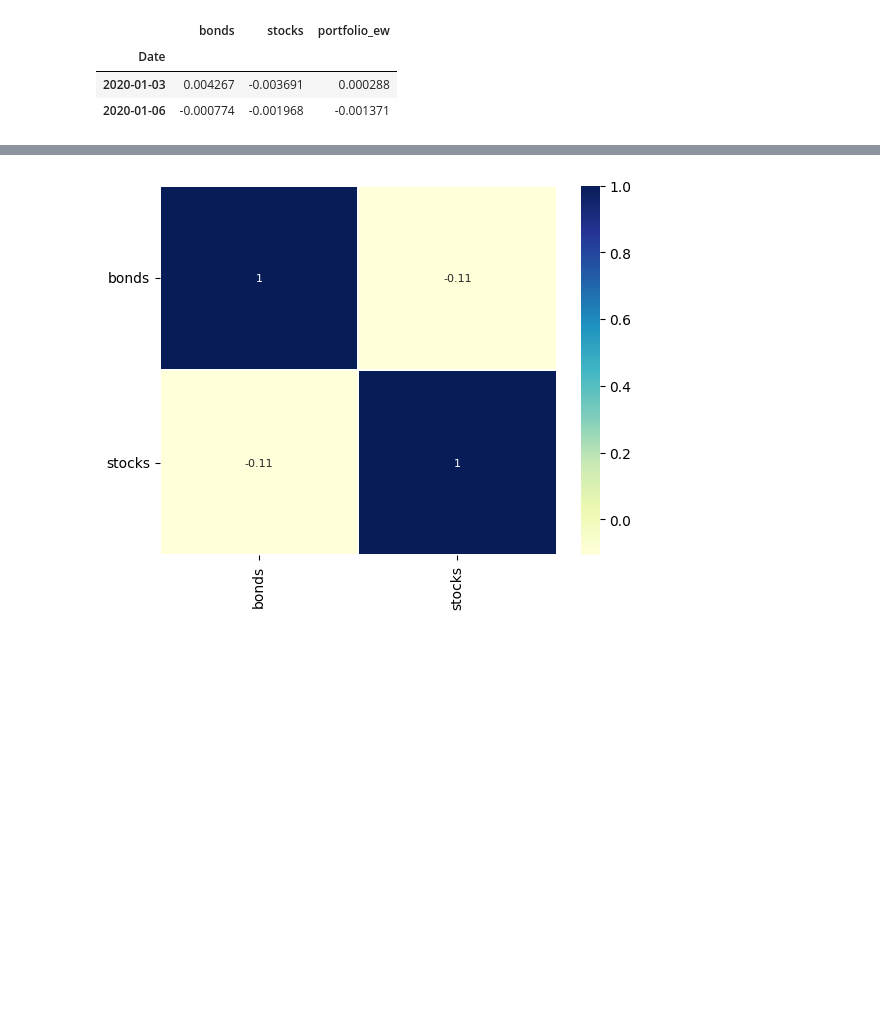
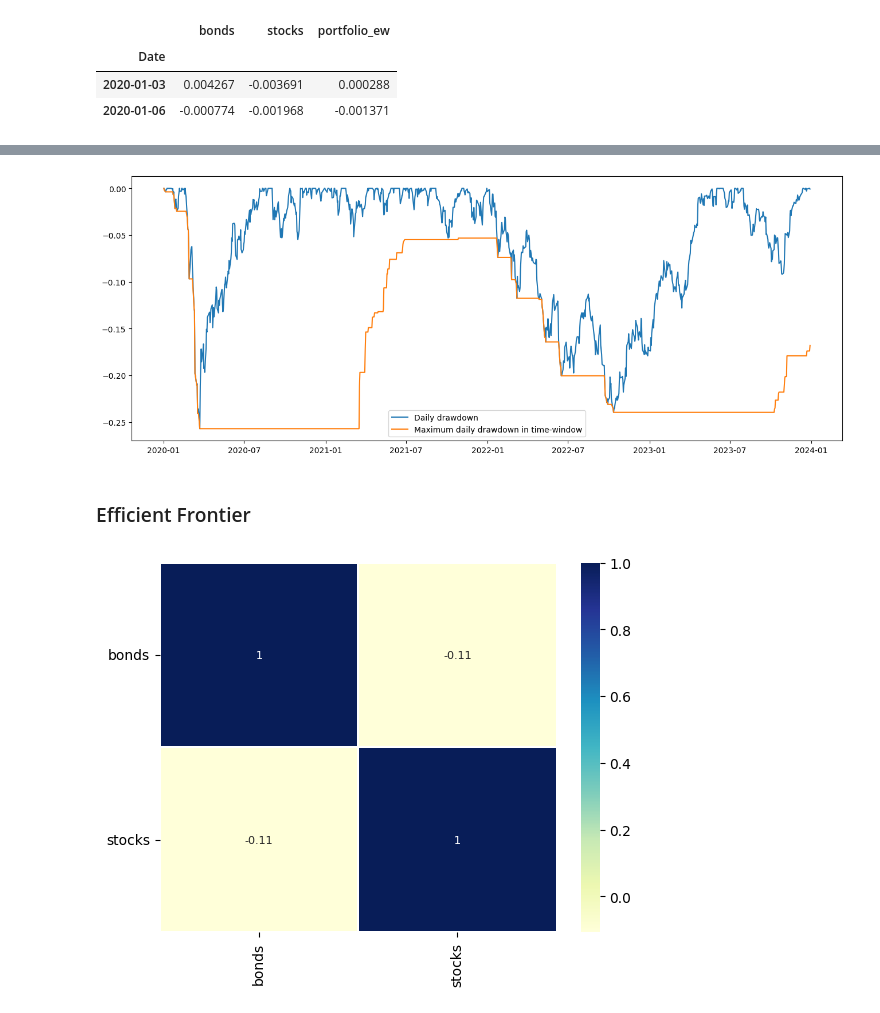
Before and after one commit to chomiczdawid/applied-finance, a Jupyter notebook: Modern Portfolio Theory/case_study.ipynb, the cells around one changed output, grey strips where cells are left out. Saved outputs shown, nothing was run; the diff lists cells and outputs as text; code cells hidden in the pictures; blank space fills up the shorter version.

```diff
--- a/Modern Portfolio Theory/case_study.ipynb
+++ b/Modern Portfolio Theory/case_study.ipynb
@@ -97,3 +125,25 @@ cum_returns.plot()
+# %%
+# Maximum draw-down - the target pct loss from a market peak to trough, depend on time window
+# maximum daily draw-down
+# max of returns
+roll_max = pf_price.rolling(min_periods=1, window=250).max()
+# daily draw-down
+daily_drawdown = pf_price/roll_max - 1.0
+# max daily draw-down
+max_daily_drawdown = daily_drawdown.rolling(min_periods=1, window=250).min()
+# plot
+date = daily_drawdown.index
+plt.figure(figsize=(16,6))
+plt.plot(date, daily_drawdown, label='Daily drawdown')
+plt.plot(date, max_daily_drawdown, label='Maximum daily drawdown in time-window')
+# daily_drawdown.rename('Daily drawdown').plot()
+# max_daily_drawdown.rename('Maximum daily drawdown in time-window').plot()
+plt.legend()
+plt.show()
+# %% [output]
+[figure, added]
+# %% [markdown]
+### Efficient Frontier
 # %%
 numstocks=2
 # %%
```
Also changed, not shown: parts of 13 cells of this notebook.
